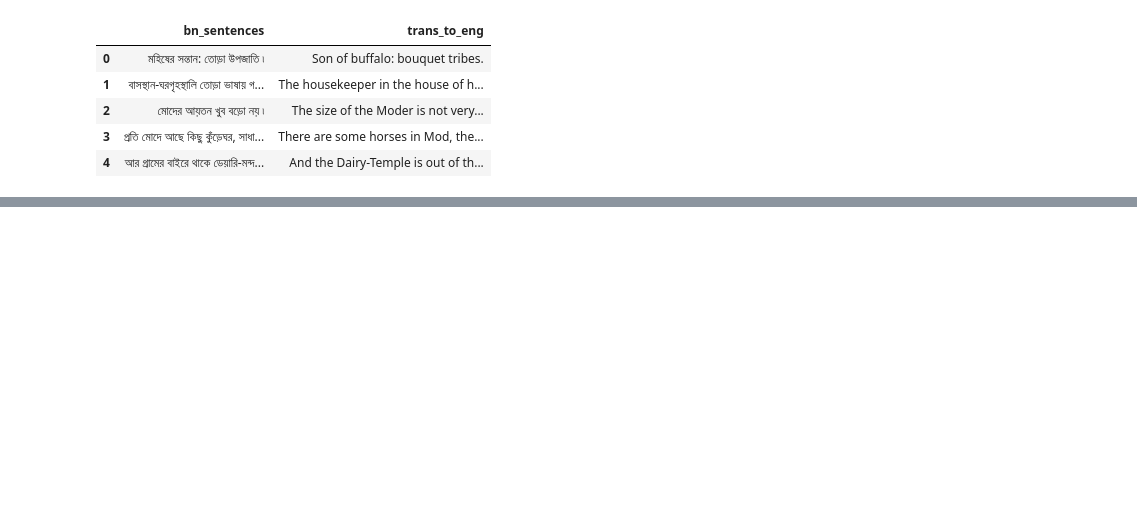
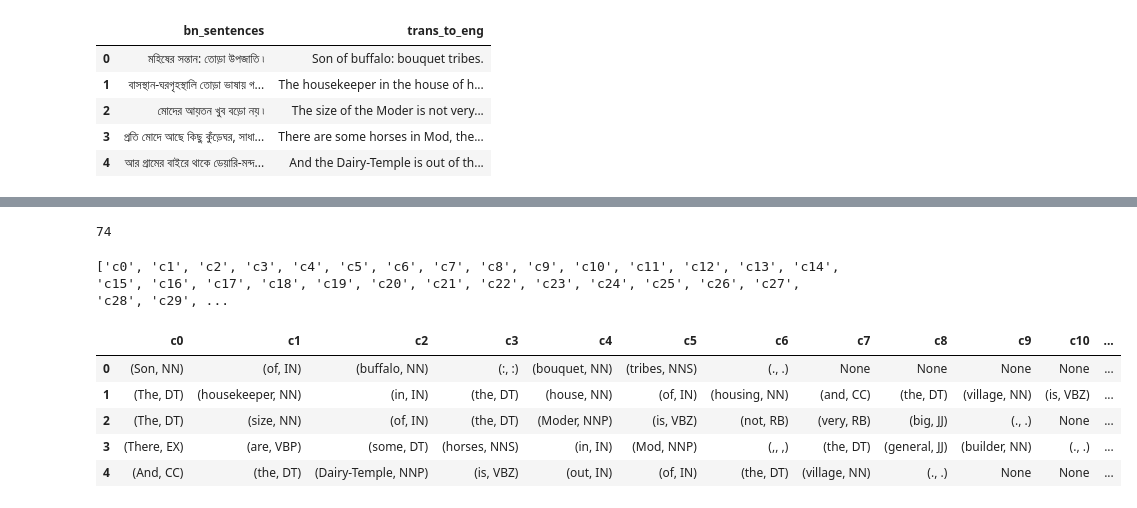
Before and after one commit to MusfiqDehan/Bangla_PoS_Tagging, a Jupyter notebook: notebook.ipynb, the cells around one changed output, grey strips where cells are left out. Saved outputs shown, nothing was run; the diff lists cells and outputs as text; code cells hidden in the pictures; blank space fills up the shorter version.

Commit message:
Completed PoS Tagging of Eng translated sentences

```diff
--- a/notebook.ipynb
+++ b/notebook.ipynb
@@ -226,0 +308,15 @@ df3.head()
+# %%
+line705 = [('When', 'WRB'), ('the', 'DT'), ('rice', 'NN'), ('is', 'VBZ'), ('twenty-five', 'JJ'), ('in', 'IN'), ('twenty-five', 'JJ'), (',', ','), ('people', 'NNS'), ('did', 'VBD'), ('not', 'RB'), ('get', 'VB'), ('their', 'PRP$'), ('hands', 'NNS'), ('on', 'IN'), ('the', 'DT'), ('head', 'NN'), (',', ','), ('Capas', 'NNP'), ('cotton', 'NN'), ('did', 'VBD'), ('not', 'RB'), ('get', 'VB'), ('fourteen', 'JJ'), ('pao', 'NN'), (',', ','), ('but', 'CC'), ('a', 'DT'), ('pair', 'NN'), ('of', 'IN'), ('good', 'JJ'), ('white', 'JJ'), ('dhoti', 'NN'), ('prices', 'NNS'), ('would', 'MD'), ('have', 'VB'), ('been', 'VBN'), ('worth', 'JJ'), ('eleven', 'RB'), (',', ','), ('then', 'RB'), ('the', 'DT'), ('price', 'NN'), ('of', 'IN'), ('a', 'DT'), ('pair', 'NN'), ('was', 'VBD'), ('very', 'RB'), ('low', 'JJ'), (',', ','), ('so', 'IN'), ('the', 'DT'), ('price', 'NN'), ('was', 'VBD'), ('very', 'RB'), ('low', 'JJ'), (',', ','), ('so', 'RB'), ('do', 'VB'), ('not', 'RB'), ('despise', 'VB'), ('it', 'PRP'), ('againLet', 'PRP'), ("'s", 'VBZ'), ('see', 'VB'), ('what', 'WP'), ('is', 'VBZ'), ('hiding', 'VBG'), ('in', 'IN'), ('the', 'DT'), ('last', 'JJ'), ('Hijabi', 'NNP'), ('design', 'NN'), ('.', '.')]
+len(line705)
+# %% [output]
+74
+# %%
+c74 = []
+
+for i in range(74):
+    c = f"c{i}"
+    c74.append(c)
+
+print(c74)
+# %% [output]
+['c0', 'c1', 'c2', 'c3', 'c4', 'c5', 'c6', 'c7', 'c8', 'c9', 'c10', 'c11', 'c12', 'c13', 'c14', 'c15', 'c16', 'c17', 'c18', 'c19', 'c20', 'c21', 'c22', 'c23', 'c24', 'c25', 'c26', 'c27', 'c28', 'c29', ...
@@ -226,0 +328,10 @@ df3.head()
+# %%
+df4 = pd.read_csv('csv_files/eng_pos_tagged_sentences.csv')
+df4.head()
+# %% [output]
+|  | c0 | c1 | c2 | c3 | c4 | c5 | c6 | c7 | c8 | c9 | c10 | ... |
+| 0 | (Son, NN) | (of, IN) | (buffalo, NN) | (:, :) | (bouquet, NN) | (tribes, NNS) | (., .) | None | None | None | None | ... |
+| 1 | (The, DT) | (housekeeper, NN) | (in, IN) | (the, DT) | (house, NN) | (of, IN) | (housing, NN) | (and, CC) | (the, DT) | (village, NN) | (is, VBZ) | ... |
+| 2 | (The, DT) | (size, NN) | (of, IN) | (the, DT) | (Moder, NNP) | (is, VBZ) | (not, RB) | (very, RB) | (big, JJ) | (., .) | None | ... |
+| 3 | (There, EX) | (are, VBP) | (some, DT) | (horses, NNS) | (in, IN) | (Mod, NNP) | (,, ,) | (the, DT) | (general, JJ) | (builder, NN) | (., .) | ... |
+| 4 | (And, CC) | (the, DT) | (Dairy-Temple, NNP) | (is, VBZ) | (out, IN) | (of, IN) | (the, DT) | (village, NN) | (., .) | None | None | ... |
```
Also changed, not shown: parts of 18 cells of this notebook.
